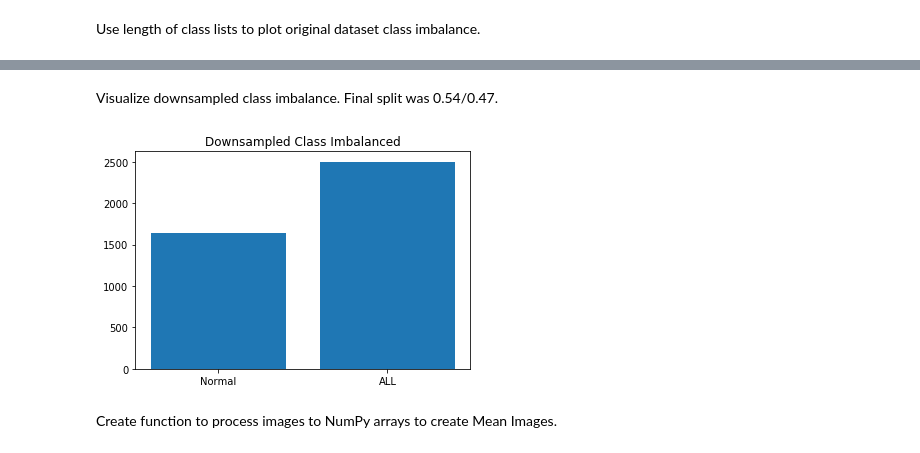
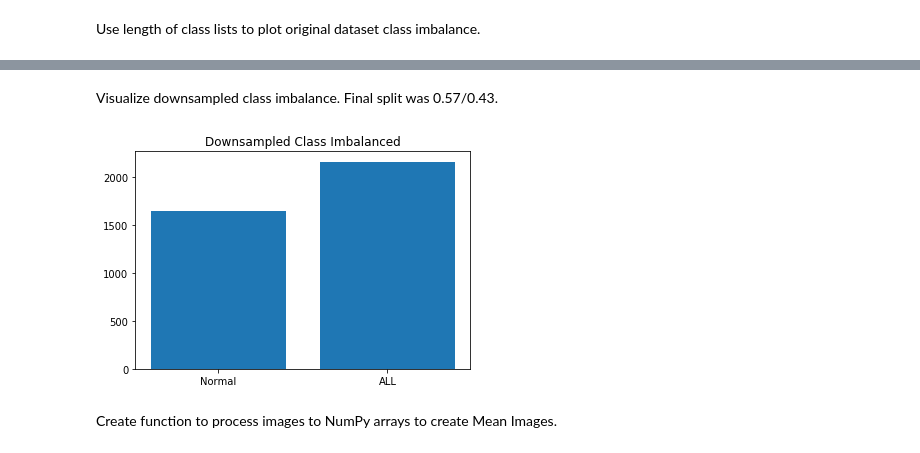
Before and after one commit to ArenCarpenter/Detecting_ALL_with_CNN, a Jupyter notebook: 002_Exploratory_Data_Analysis.ipynb, the cells around one changed output, grey strips where cells are left out. Saved outputs shown, nothing was run; the diff lists cells and outputs as text; code cells hidden in the pictures.

```diff
--- a/002_Exploratory_Data_Analysis.ipynb
+++ b/002_Exploratory_Data_Analysis.ipynb
@@ -65,11 +61,11 @@ NameError: name 'normal_imgs' is not defined
 # %% [markdown]
-Visualize downsampled class imbalance. Final split was 0.54/0.47.
+Visualize downsampled class imbalance. Final split was 0.57/0.43.
 # %%
-plt.bar(['Normal', 'ALL'], [1642, 2500])
+plt.bar(['Normal', 'ALL'], [1642, 2156])
 plt.title('Downsampled Class Imbalanced')
 plt.show()
 # %% [output]
-[figure, old version]
+[figure, new version]
 # %% [markdown]
 Create function to process images to NumPy arrays to create Mean Images.
 # %%
```
Also changed, not shown: parts of 4 cells of this notebook, 4 other files.
